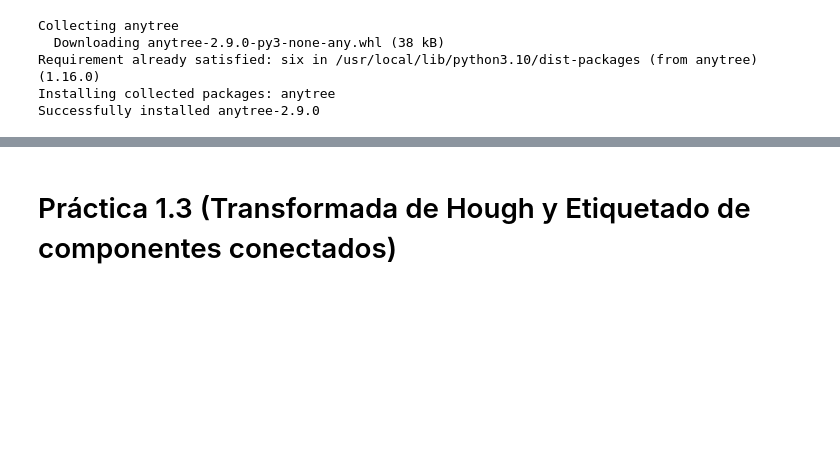
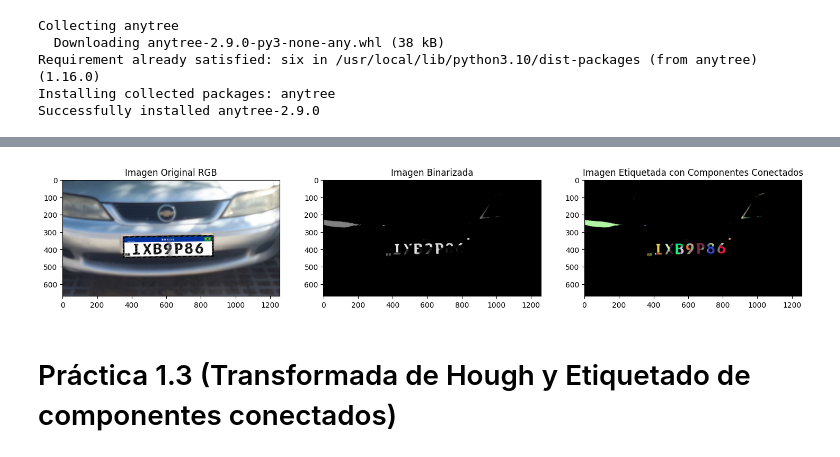
Before and after one commit to AngelRosalesContreras/Practica_1-3, a Jupyter notebook: Practica_1_3.ipynb, the cells around one changed output, grey strips where cells are left out. Drawn from its saved outputs; the diff is of its cells as text; code cells hidden in the pictures; blank space fills up the shorter version.

Commit message:
Algoritmo Union-Find final

```diff
--- a/Practica_1_3.ipynb
+++ b/Practica_1_3.ipynb
@@ -16,6 +16,12 @@ import numpy as np
 from google.colab.patches import cv2_imshow
 from anytree import Node, RenderTree
 # %%
+import cv2
+import numpy as np
+import matplotlib.pyplot as plt
+from anytree import Node, RenderTree
+
+
 def find(parent, i):
     if parent[i] == -1:
         return i
@@ -66,22 +72,28 @@ def build_component_tree(imagen_binarizada):
                             if label != min_label:
                                 union(parent, label, min_label)
 
-    # Crear nodos para los componentes
+    # Crear nodos solo para las etiquetas presentes en la imagen
     component_nodes = {}
-    root = Node("Root")
+    root = Node("Raiz")
     for i in range(1, component_count + 1):
-        parent_label = find(parent, i)
-        component_nodes[i] = Node(f'Componente {i}: {np.sum(imagen_binarizada == i)} píxeles', parent=component_nodes.get(parent_label, root))
+        if np.any(imagen_binarizada == i):
+            parent_label = find(parent, i)
+            if parent_label not in component_nodes:
+                component_nodes[parent_label] = Node(f'Padre: {parent_label}', parent=root)
+            if i != parent_label:
+                parent_node = component_nodes[parent_label]
+                component_nodes[i] = Node(f'Union: {i}', parent=parent_node)
 
-    return root
+    return root, component_nodes
 
 def print_component_tree(root):
     for pre, _, node in RenderTree(root):
         print(f"{pre}{node.name}")
 
 def label_connected_components(image_path):
-    imagen = cv2.imread(image_path, cv2.IMREAD_GRAYSCALE)
-    _, imagen_binarizada1 = cv2.threshold(imagen, 20, 255, cv2.THRESH_BINARY_INV + cv2.THRESH_OTSU)
+    imagen = cv2.imread(image_path, cv2.IMREAD_COLOR)  # Leer la imagen en formato RGB
+    imagen_gray = cv2.cvtColor(imagen, cv2.COLOR_BGR2GRAY)  # Convertir a escala de grises
+    _, imagen_binarizada1 = cv2.threshold(imagen_gray, 20, 255, cv2.THRESH_BINARY_INV + cv2.THRESH_OTSU)
     num_labels, labels, stats, centroids = cv2.connectedComponentsWithStats(imagen_binarizada1)
 
     tamano_maximo = 10000
@@ -92,8 +104,39 @@ def label_connected_components(image_path):
 
     imagen_binarizada = np.where(labels > 0, 255, 0).astype(np.uint8)
 
-    component_tree = build_component_tree(imagen_binarizada)
+    component_tree, component_nodes = build_component_tree(imagen_binarizada)
+
+    # Imprimir los componentes conectados en la consola
     print_component_tree(component_tree)
+
+    # Crear una imagen en blanco del mismo tamaño
+    colored_image = np.zeros((imagen_binarizada.shape[0], imagen_binarizada.shape[1], 3), dtype=np.uint8)
+
+    # Asignar colores a los componentes en la imagen original
+    for i in range(1, len(component_nodes) + 1):
+        if i in component_nodes:
+            mask = (imagen_binarizada == i)
+            colored_image[mask] = np.random.randint(0, 256, 3)
+
+    # Mostrar las imágenes en tres subplots
+    plt.figure(figsize=(18, 6))
+
+    # Subplot 1: Imagen original RGB
+    plt.subplot(1, 3, 1)
+    plt.imshow(cv2.cvtColor(imagen, cv2.COLOR_BGR2RGB))
+    plt.title('Imagen Original RGB')
+
+    # Subplot 2: Imagen binarizada
+    plt.subplot(1, 3, 2)
+    plt.imshow(imagen_binarizada, cmap='gray')
+    plt.title('Imagen Binarizada')
+
+    # Subplot 3: Imagen etiquetada con componentes conectados
+    plt.subplot(1, 3, 3)
+    plt.imshow(cv2.cvtColor(colored_image, cv2.COLOR_BGR2RGB))
+    plt.title('Imagen Etiquetada con Componentes Conectados')
+
+    plt.show()
 
 image_path = 'placas/103.JPG'
 label_connected_components(image_path)
@@ -118,3 +161,4 @@ Root
+[figure, added]
 # %% [markdown]
 # Práctica 1.3 (Transformada de Hough y Etiquetado de componentes conectados)
 # %% [markdown]
```
Also changed, not shown: parts of 3 cells of this notebook.
